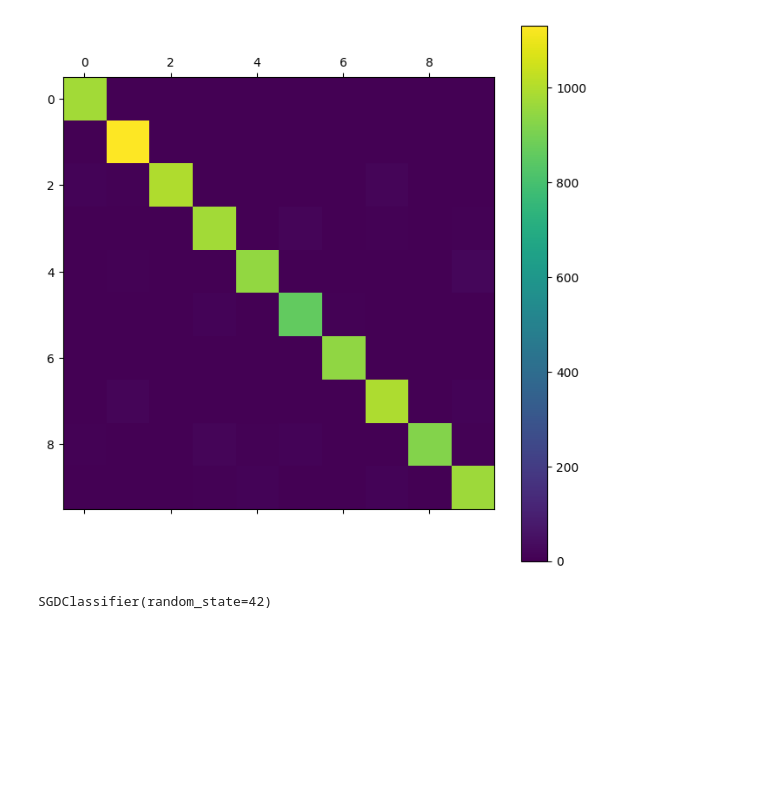
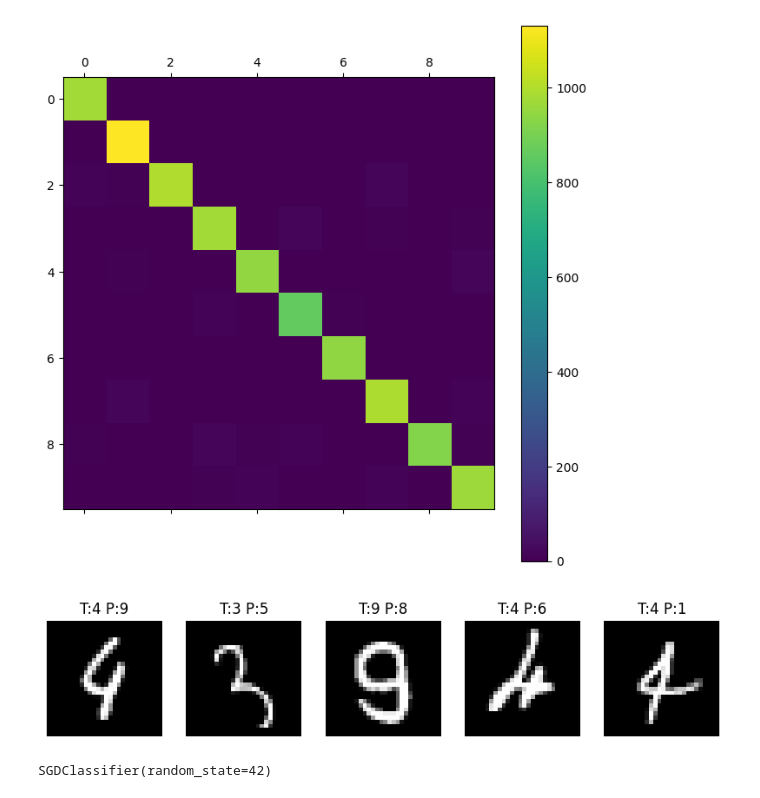
Before and after one commit to FelixH-git/SVM-Pipeline, a Jupyter notebook: LAb4.ipynb, the cells around one changed output. Cells and saved outputs as stored; diff of their text form; code cells hidden in the pictures; blank space fills up the shorter version.

```diff
--- a/LAb4.ipynb
+++ b/LAb4.ipynb
@@ -93,5 +116,23 @@ conf_mx_knn = confusion_matrix(y_test, knn_pred)
 # %% [output]
 [figure]
+# %%
+def plot_misclassified(y_pred):
+  misclassified_idx = (y_pred != y_test)
+  X_misclassified = X_test[misclassified_idx]
+  true = y_test[misclassified_idx]
+  pred = y_pred[misclassified_idx]
+  # Show first 25 misclassifications
+  plt.figure(figsize=(10,10))
+  for i in range(5):
+      plt.subplot(5,5,i+1)
+      plt.imshow(X_misclassified[i].reshape(28,28), cmap="gray")
+      plt.title(f"T:{true[i]} P:{pred[i]}")
+      plt.axis("off")
+  plt.show()
+# %%
+plot_misclassified(knn_pred)
+# %% [output]
+[figure, added]
 # %%
 from sklearn.linear_model import SGDClassifier
 sgd_clf = SGDClassifier(max_iter=1000, tol=1e-3, random_state=42)
```
Also changed, not shown: parts of 8 cells of this notebook.
